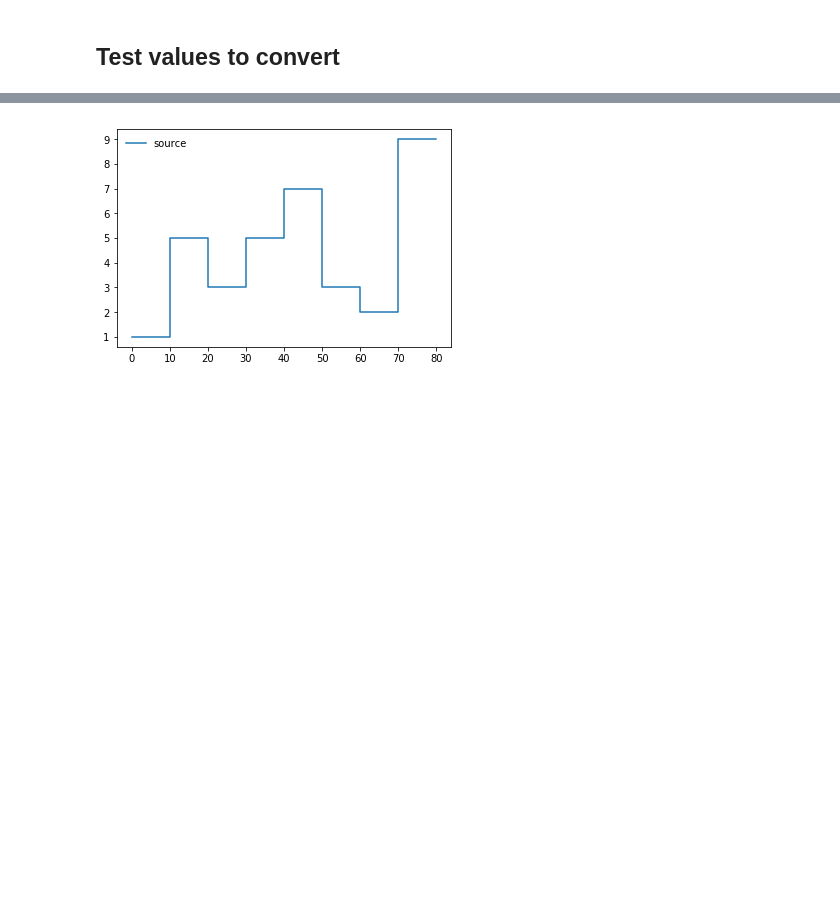
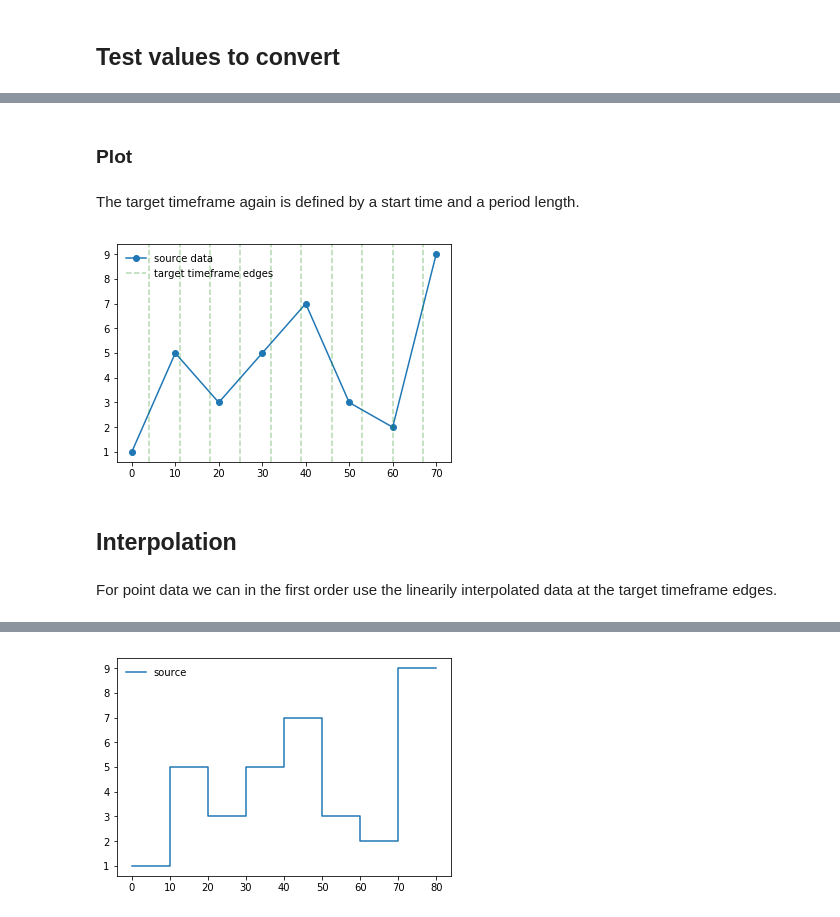
Before and after one commit to openscm/openscm, a Jupyter notebook: notebooks/timeframes.ipynb, the cells around one changed output, grey strips where cells are left out. Cells and saved outputs as stored; diff of their text form; code cells hidden in the pictures; blank space fills up the shorter version.

```diff
--- a/notebooks/timeframes.ipynb
+++ b/notebooks/timeframes.ipynb
@@ -35,0 +58,20 @@ Values are **averages** for their corresponding period
+# %%
+source_stop_time = source.get_stop_time(len(source_values))
+target_len = target.get_length_until(source_stop_time)
+target_points = target.get_points(target_len)
+# %% [markdown]
+### Plot
+# %% [markdown]
+The target timeframe again is defined by a start time and a period length.
+# %%
+ax = plt.figure().add_subplot(111)
+ax.plot(source_points, source_values, label="source data", marker="o")
+for i, x in enumerate(target_points):
+    ax.axvline(x=x, color="green", alpha=0.3, linestyle="--", label="target timeframe edges" if i == 0 else None)
+ax.legend(frameon=False);
+# %% [output]
+[figure, added]
+# %% [markdown]
+## Interpolation
+# %% [markdown]
+For point data we can in the first order use the linearily interpolated data at the target timeframe edges.
```
Also changed, not shown: parts of 55 cells of this notebook.
